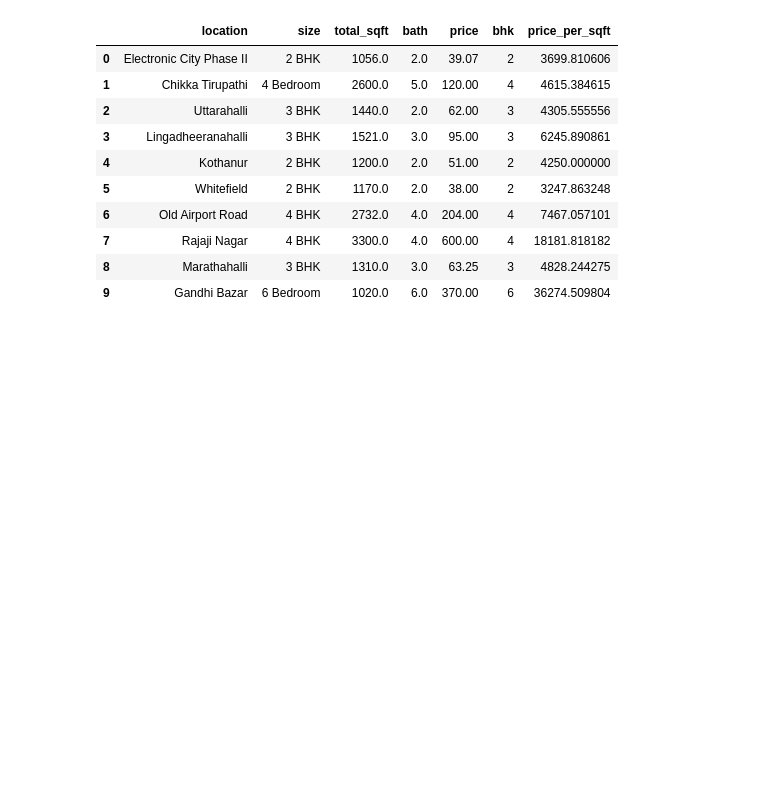
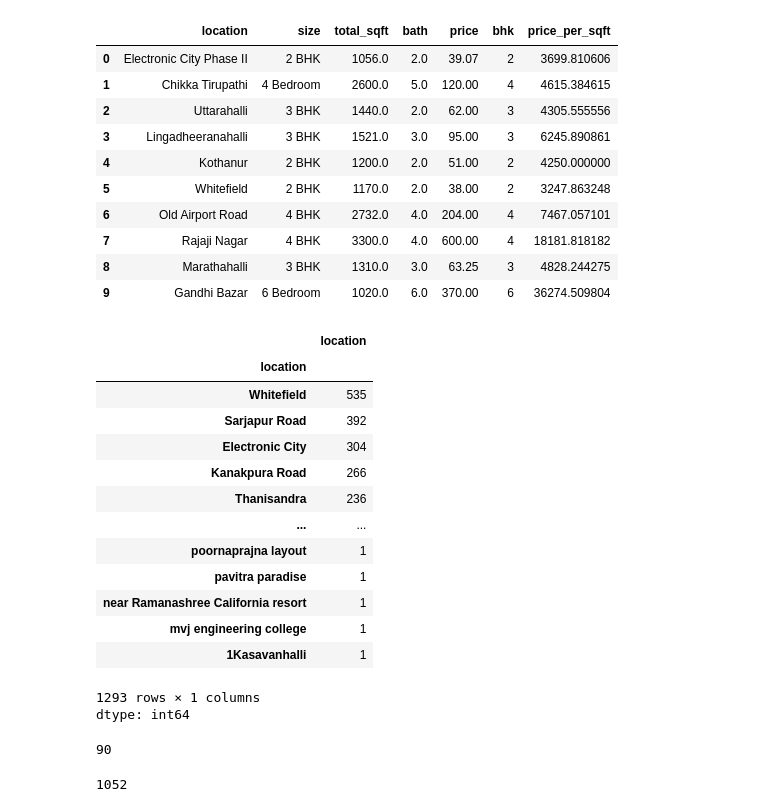
Before and after one commit to Inshalmunaf/Models, a Jupyter notebook: House_Prediction.ipynb, the cells around one changed output. Drawn from its saved outputs; the diff is of its cells as text; code cells hidden in the pictures; blank space fills up the shorter version.

Commit message:
Feature Engineering

```diff
--- a/House_Prediction.ipynb
+++ b/House_Prediction.ipynb
@@ -201,3 +201,31 @@ df5.head(10 )
 | 7 | Rajaji Nagar | 4 BHK | 3300.0 | 4.0 | 600.00 | 4 | 18181.818182 |
 | 8 | Marathahalli | 3 BHK | 1310.0 | 3.0 | 63.25 | 3 | 4828.244275 |
 | 9 | Gandhi Bazar | 6 Bedroom | 1020.0 | 6.0 | 370.00 | 6 | 36274.509804 |
+# %%
+df5.location = df5.location.apply(lambda x : x.strip())
+location_stats = df5.groupby('location')['location'].agg('count').sort_values(ascending=False)
+location_stats
+# %% [output]
+|  | location |
+| location |  |
+| Whitefield | 535 |
+| Sarjapur Road | 392 |
+| Electronic City | 304 |
+| Kanakpura Road | 266 |
+| Thanisandra | 236 |
+| ... | ... |
+| poornaprajna layout | 1 |
+| pavitra paradise | 1 |
+| near Ramanashree California resort | 1 |
+| mvj engineering college | 1 |
+| 1Kasavanhalli | 1 |
+1293 rows × 1 columns
+dtype: int64
+# %%
+print(len(location_stats.unique()))
+# %% [output]
+90
+# %%
+len(location_stats[location_stats<=10])
+# %% [output]
+1052
```
Also changed, not shown: parts of 3 cells of this notebook.
